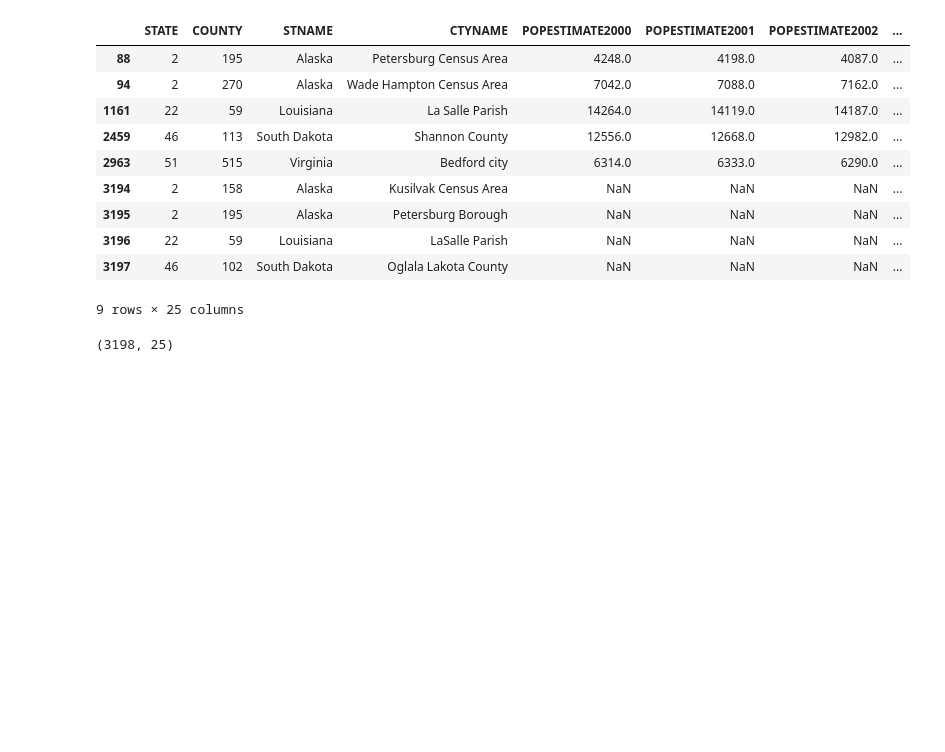
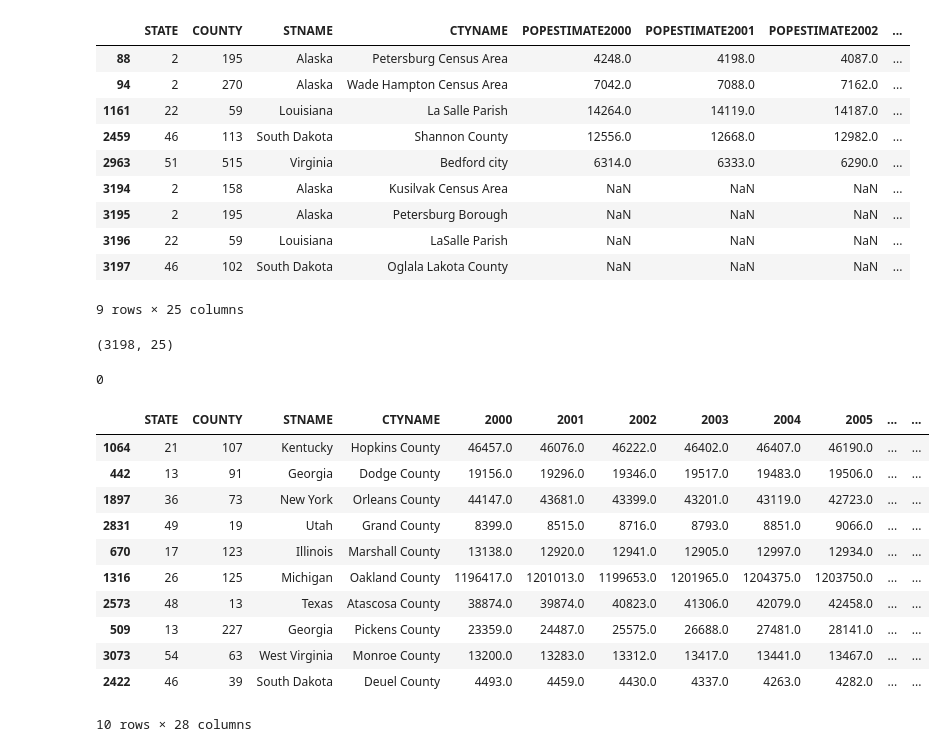
Before and after one commit to MIDS-at-Duke/opioid-2023-pds-final-f4, a Jupyter notebook: 10_code/population.ipynb, the cells around one changed output. Saved outputs shown, nothing was run; the diff lists cells and outputs as text; code cells hidden in the pictures; blank space fills up the shorter version.

Commit message:
add addtional columns for population dataset

```diff
--- a/10_code/population.ipynb
+++ b/10_code/population.ipynb
@@ -49,5 +59,52 @@ pop[pop["_merge"] != "both"].head(10)
 pop.shape
 # %% [output]
 (3198, 25)
+# %%
+state = pd.read_csv("../00_source_data/state.txt", delimiter="|")
+pop["STUSAB"] = pop["STATE"].map(state.set_index("STATE")["STUSAB"])
+pop["STUSAB"].isna().sum()
+# %% [output]
+0
+# %%
+pop["County Code"] = pop["STATE"].astype(str) + pop["COUNTY"].astype(str).str.zfill(3)
+pop["BUYER_COUNTY"] = pop["CTYNAME"].replace(" County", "", regex=True).str.upper()
+pop = pop.rename(
+    columns={
+        "POPESTIMATE2000": "2000",
+        "POPESTIMATE2001": "2001",
+        "POPESTIMATE2002": "2002",
+        "POPESTIMATE2003": "2003",
+        "POPESTIMATE2004": "2004",
+        "POPESTIMATE2005": "2005",
+        "POPESTIMATE2006": "2006",
+        "POPESTIMATE2007": "2007",
+        "POPESTIMATE2008": "2008",
+        "POPESTIMATE2009": "2009",
+        "POPESTIMATE2010": "2010",
+        "POPESTIMATE2011": "2011",
+        "POPESTIMATE2012": "2012",
+        "POPESTIMATE2013": "2013",
+        "POPESTIMATE2014": "2014",
+        "POPESTIMATE2015": "2015",
+        "POPESTIMATE2016": "2016",
+        "POPESTIMATE2017": "2017",
+        "POPESTIMATE2018": "2018",
+        "POPESTIMATE2019": "2019",
+    }
+)
+pop.sample(10)
+# %% [output]
+|  | STATE | COUNTY | STNAME | CTYNAME | 2000 | 2001 | 2002 | 2003 | 2004 | 2005 | ... | ... |
+| 1064 | 21 | 107 | Kentucky | Hopkins County | 46457.0 | 46076.0 | 46222.0 | 46402.0 | 46407.0 | 46190.0 | ... | ... |
+| 442 | 13 | 91 | Georgia | Dodge County | 19156.0 | 19296.0 | 19346.0 | 19517.0 | 19483.0 | 19506.0 | ... | ... |
+| 1897 | 36 | 73 | New York | Orleans County | 44147.0 | 43681.0 | 43399.0 | 43201.0 | 43119.0 | 42723.0 | ... | ... |
+| 2831 | 49 | 19 | Utah | Grand County | 8399.0 | 8515.0 | 8716.0 | 8793.0 | 8851.0 | 9066.0 | ... | ... |
+| 670 | 17 | 123 | Illinois | Marshall County | 13138.0 | 12920.0 | 12941.0 | 12905.0 | 12997.0 | 12934.0 | ... | ... |
+| 1316 | 26 | 125 | Michigan | Oakland County | 1196417.0 | 1201013.0 | 1199653.0 | 1201965.0 | 1204375.0 | 1203750.0 | ... | ... |
+| 2573 | 48 | 13 | Texas | Atascosa County | 38874.0 | 39874.0 | 40823.0 | 41306.0 | 42079.0 | 42458.0 | ... | ... |
+| 509 | 13 | 227 | Georgia | Pickens County | 23359.0 | 24487.0 | 25575.0 | 26688.0 | 27481.0 | 28141.0 | ... | ... |
+| 3073 | 54 | 63 | West Virginia | Monroe County | 13200.0 | 13283.0 | 13312.0 | 13417.0 | 13441.0 | 13467.0 | ... | ... |
+| 2422 | 46 | 39 | South Dakota | Deuel County | 4493.0 | 4459.0 | 4430.0 | 4337.0 | 4263.0 | 4282.0 | ... | ... |
+10 rows × 28 columns
 # %%
 pop.to_csv("../20_intermediate_files/population.csv", index=False)
```
Also changed, not shown: parts of 1 cell of this notebook.
